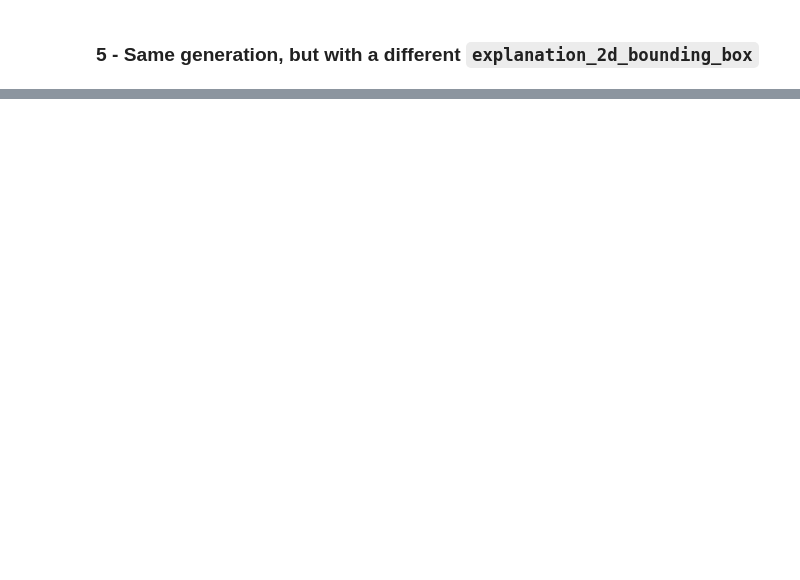
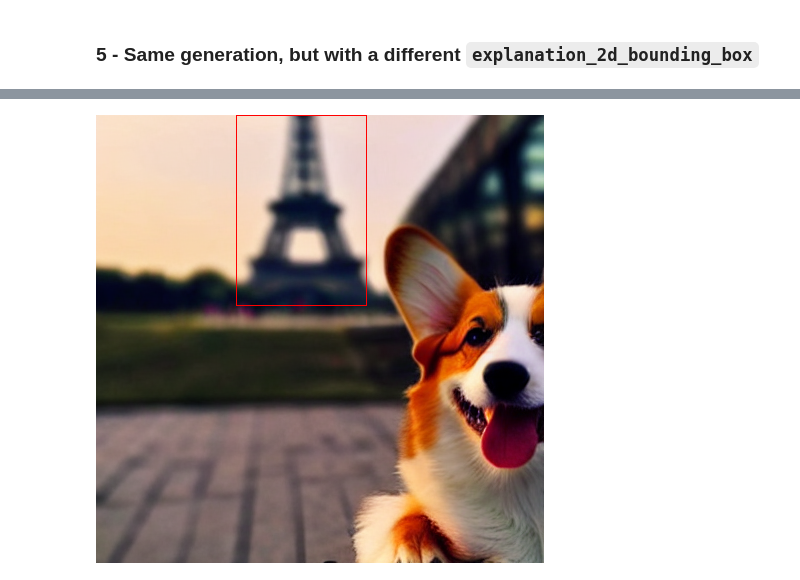
Before and after one commit to JoaoLages/diffusers-interpret, a Jupyter notebook: notebooks/stable-diffusion-example.ipynb, the cells around one changed output, grey strips where cells are left out. Cells and saved outputs as stored; diff of their text form; code cells hidden in the pictures; blank space fills up the shorter version.

```diff
--- a/notebooks/stable-diffusion-example.ipynb
+++ b/notebooks/stable-diffusion-example.ipynb
@@ -172,5 +223,7 @@ with torch.autocast('cuda') if device == 'cuda' else nullcontext():
 # %%
-output.sample
+output.image
+# %% [output]
+[figure, added]
 # %%
 # (token, attribution_percentage)
 output.normalized_token_attributions
```
Also changed, not shown: parts of 15 cells of this notebook.
